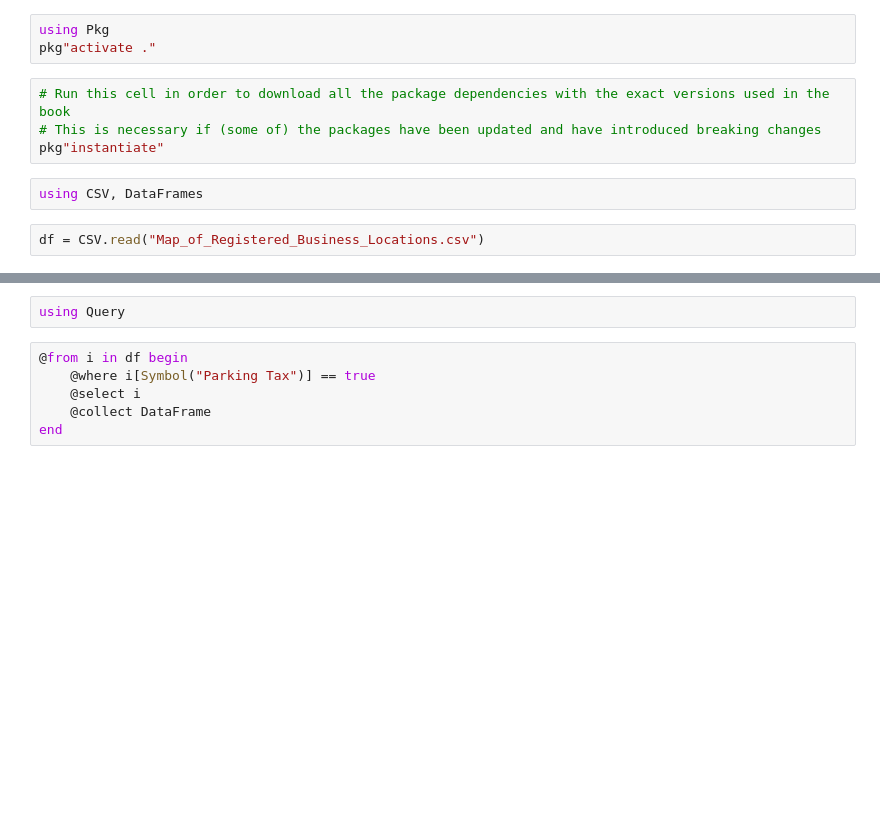
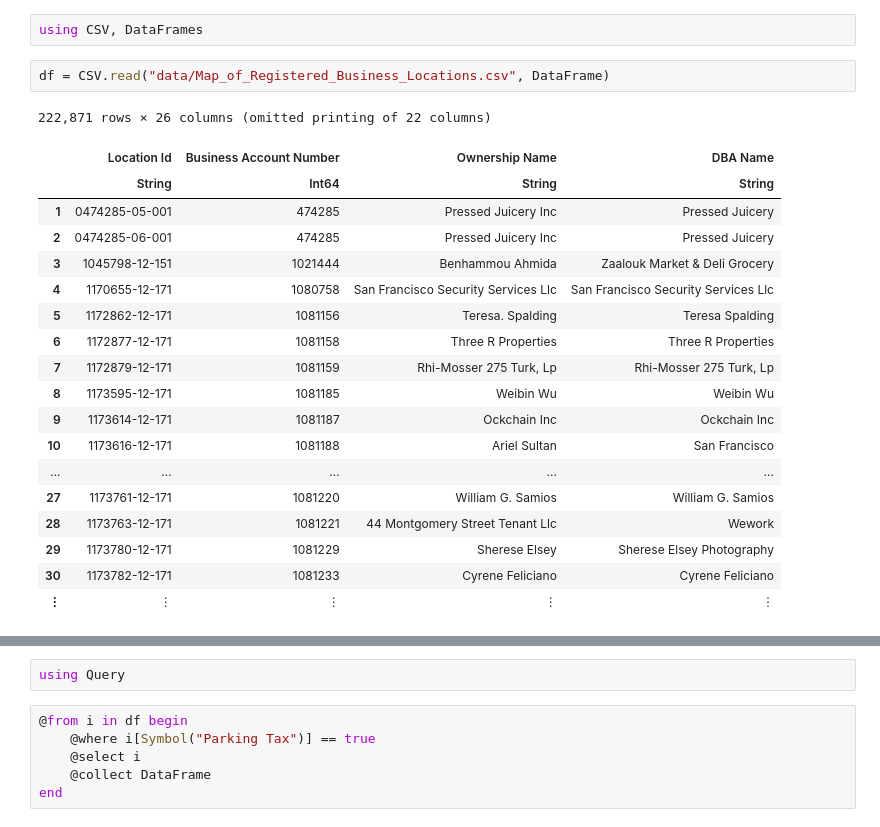
Before and after one commit to JeffRisberg/Julia15, a Jupyter notebook: Chapter 8.ipynb, the cells around one changed output, grey strips where cells are left out. Drawn from its saved outputs; the diff is of its cells as text; blank space fills up the shorter version.

Commit message:
updated to current version of DataFrames

```diff
--- a/Chapter 8.ipynb
+++ b/Chapter 8.ipynb
@@ -1,13 +1,26 @@
-# %%
-using Pkg
-pkg"activate ."
-# %%
-# Run this cell in order to download all the package dependencies with the exact versions used in the book
-# This is necessary if (some of) the packages have been updated and have introduced breaking changes
-pkg"instantiate"
 # %%
 using CSV, DataFrames
 # %%
-df = CSV.read("Map_of_Registered_Business_Locations.csv")
+df = CSV.read("data/Map_of_Registered_Business_Locations.csv", DataFrame)
+# %% [output]
+222,871 rows × 26 columns (omitted printing of 22 columns)
+|  | Location Id | Business Account Number | Ownership Name | DBA Name |
+|  | String | Int64 | String | String |
+| 1 | 0474285-05-001 | 474285 | Pressed Juicery Inc | Pressed Juicery |
+| 2 | 0474285-06-001 | 474285 | Pressed Juicery Inc | Pressed Juicery |
+| 3 | 1045798-12-151 | 1021444 | Benhammou Ahmida | Zaalouk Market & Deli Grocery |
+| 4 | 1170655-12-171 | 1080758 | San Francisco Security Services Llc | San Francisco Security Services Llc |
+| 5 | 1172862-12-171 | 1081156 | Teresa. Spalding | Teresa Spalding |
+| 6 | 1172877-12-171 | 1081158 | Three R Properties | Three R Properties |
+| 7 | 1172879-12-171 | 1081159 | Rhi-Mosser 275 Turk, Lp | Rhi-Mosser 275 Turk, Lp |
+| 8 | 1173595-12-171 | 1081185 | Weibin Wu | Weibin Wu |
+| 9 | 1173614-12-171 | 1081187 | Ockchain Inc | Ockchain Inc |
+| 10 | 1173616-12-171 | 1081188 | Ariel Sultan | San Francisco |
+| ... | ... | ... | ... | ... |
+| 27 | 1173761-12-171 | 1081220 | William G. Samios | William G. Samios |
+| 28 | 1173763-12-171 | 1081221 | 44 Montgomery Street Tenant Llc | Wework |
+| 29 | 1173780-12-171 | 1081229 | Sherese Elsey | Sherese Elsey Photography |
+| 30 | 1173782-12-171 | 1081233 | Cyrene Feliciano | Cyrene Feliciano |
+| ⋮ | ⋮ | ⋮ | ⋮ | ⋮ |
 # %%
 describe(df)
```
Also changed, not shown: parts of 47 cells of this notebook, 1 other file.
